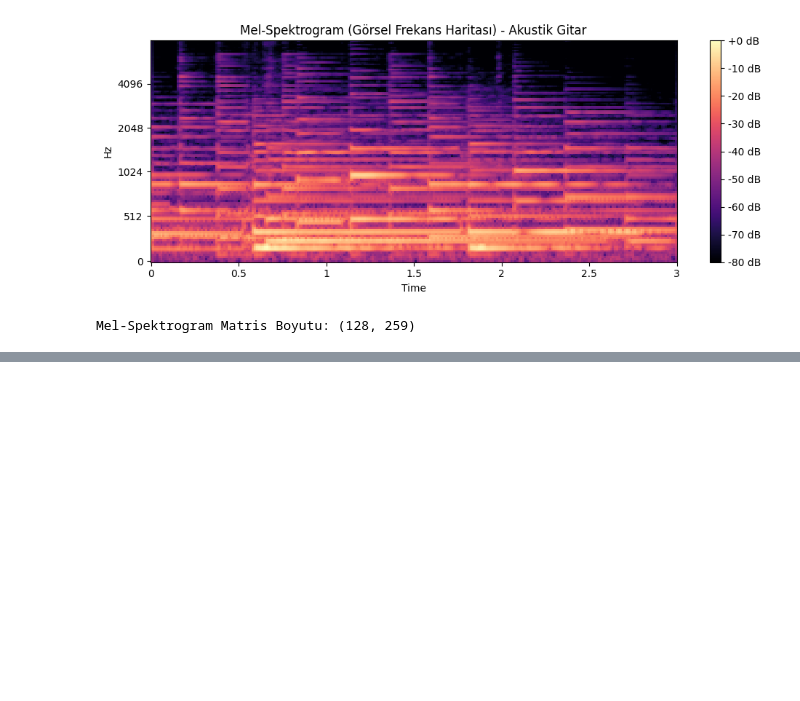
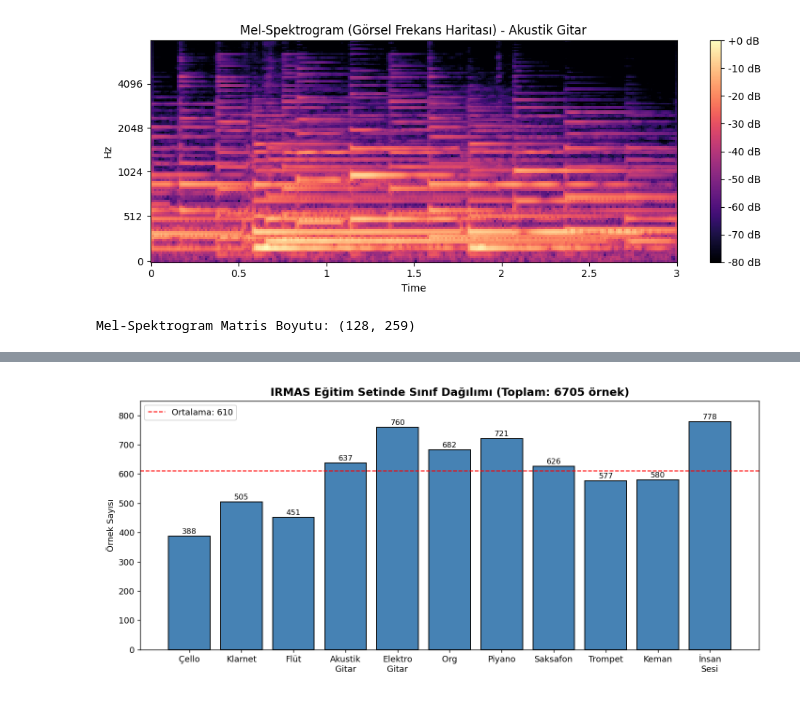
Before and after one commit to 13ilge/multi_instrument_recognition, a Jupyter notebook: 01_veri_kesfi.ipynb, the cells around one changed output, grey strips where cells are left out. Saved outputs shown, nothing was run; the diff lists cells and outputs as text; code cells hidden in the pictures; blank space fills up the shorter version.

```diff
--- a/01_veri_kesfi.ipynb
+++ b/01_veri_kesfi.ipynb
@@ -42,0 +62,29 @@ Mel-Spektrogram Matris Boyutu: (128, 259)
+# %%
+import os
+import numpy as np
+import matplotlib.pyplot as plt
+
+VERI_KLASORU = "IRMAS-TrainingData"
+enstruman_isimleri = {
+    'cel': 'Çello', 'cla': 'Klarnet', 'flu': 'Flüt', 'gac': 'Akustik\nGitar',
+    'gel': 'Elektro\nGitar', 'org': 'Org', 'pia': 'Piyano', 'sax': 'Saksafon',
+    'tru': 'Trompet', 'vio': 'Keman', 'voi': 'İnsan\nSesi'
+}
+
+siniflar = sorted([d for d in os.listdir(VERI_KLASORU) if os.path.isdir(os.path.join(VERI_KLASORU, d))])
+sayilar = [len([f for f in os.listdir(os.path.join(VERI_KLASORU, s)) if f.endswith('.wav')]) for s in siniflar]
+isimler = [enstruman_isimleri[s] for s in siniflar]
+
+plt.figure(figsize=(11, 5))
+bars = plt.bar(isimler, sayilar, color='steelblue', edgecolor='black')
+for b, s in zip(bars, sayilar):
+    plt.text(b.get_x() + b.get_width()/2, s + 8, str(s), ha='center', fontsize=9)
+plt.title('IRMAS Eğitim Setinde Sınıf Dağılımı (Toplam: 6705 örnek)', fontsize=13, fontweight='bold')
+plt.ylabel('Örnek Sayısı')
+plt.ylim(0, 850)
+plt.axhline(np.mean(sayilar), color='red', linestyle='--', linewidth=1.2, label=f'Ortalama: {np.mean(sayilar):.0f}')
+plt.legend()
+plt.tight_layout()
+plt.show()
+# %% [output]
+[figure, added]
```
Also changed, not shown: parts of 7 cells of this notebook, 6 other files.
